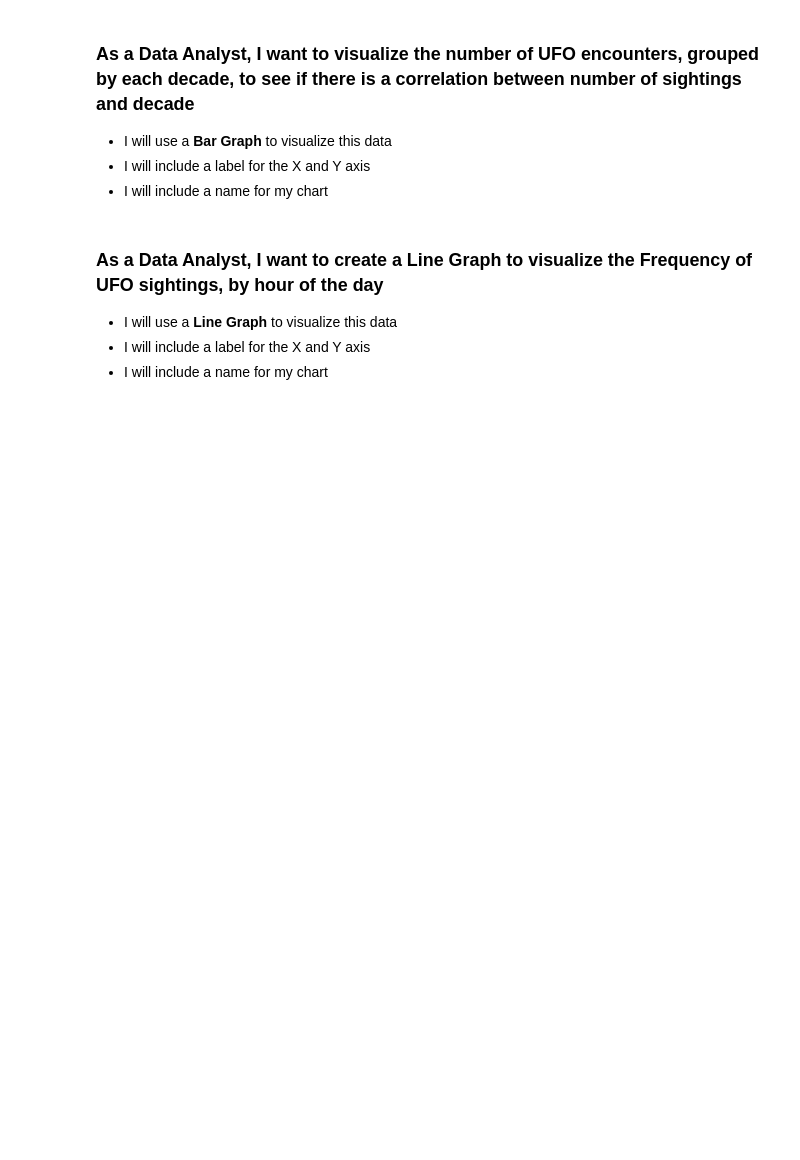
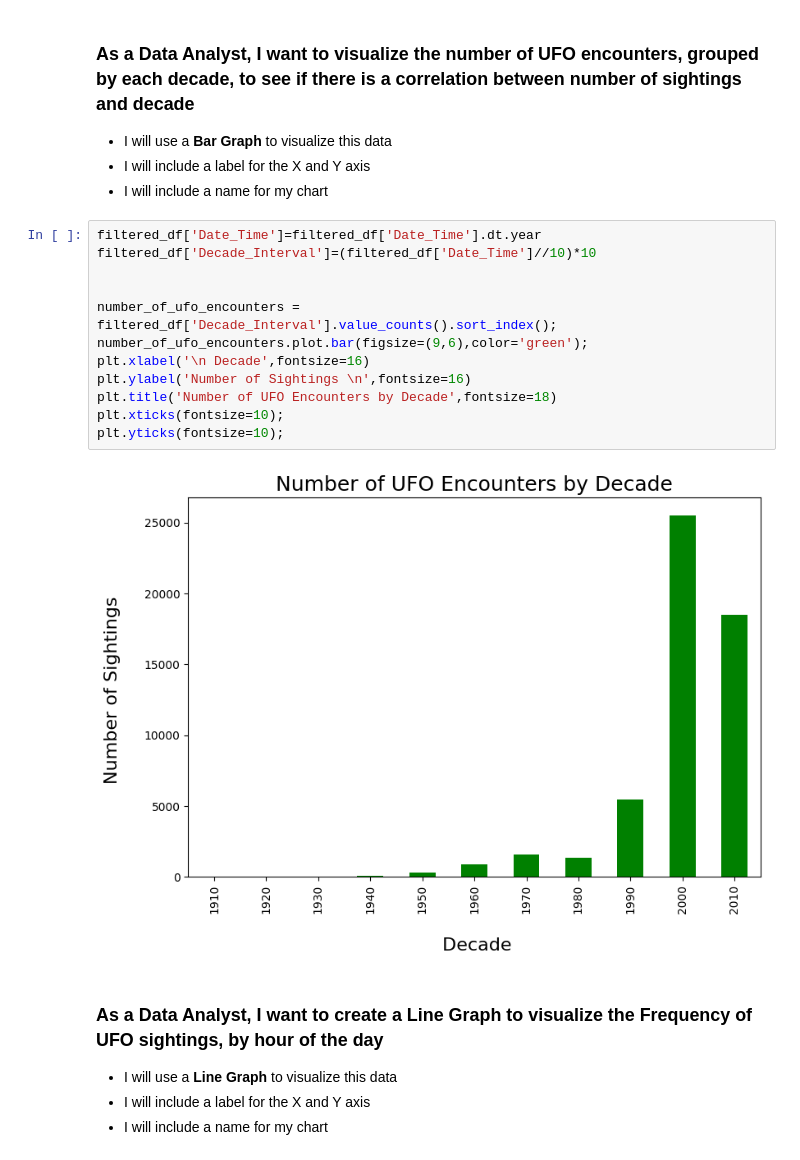
Before and after one commit to anbenbow/Visualizing-Data-with-Matplotlib, a Jupyter notebook: Pandas_MatPlotLib_User_Stories.ipynb, the cells around one changed output. Saved outputs shown, nothing was run; the diff lists cells and outputs as text; blank space fills up the shorter version.

```diff
--- a/Pandas_MatPlotLib_User_Stories.ipynb
+++ b/Pandas_MatPlotLib_User_Stories.ipynb
@@ -62,6 +118,20 @@ nonnull_df
 * I will use a **Bar Graph** to visualize this data
 * I will include a label for the X and Y axis
 * I will include a name for my chart
+# %%
+filtered_df['Date_Time']=filtered_df['Date_Time'].dt.year
+filtered_df['Decade_Interval']=(filtered_df['Date_Time']//10)*10
+
+
+number_of_ufo_encounters = filtered_df['Decade_Interval'].value_counts().sort_index();
+number_of_ufo_encounters.plot.bar(figsize=(9,6),color='green');
+plt.xlabel('\n Decade',fontsize=16)
+plt.ylabel('Number of Sightings \n',fontsize=16)
+plt.title('Number of UFO Encounters by Decade',fontsize=18)
+plt.xticks(fontsize=10);
+plt.yticks(fontsize=10);
+# %% [output]
+[figure, added]
 # %% [markdown]
 ### As a Data Analyst, I want to create a **Line Graph** to visualize the **Frequency of UFO sightings, by hour of the day**
 * I will use a **Line Graph** to visualize this data
```
Also changed, not shown: parts of 6 cells of this notebook.
